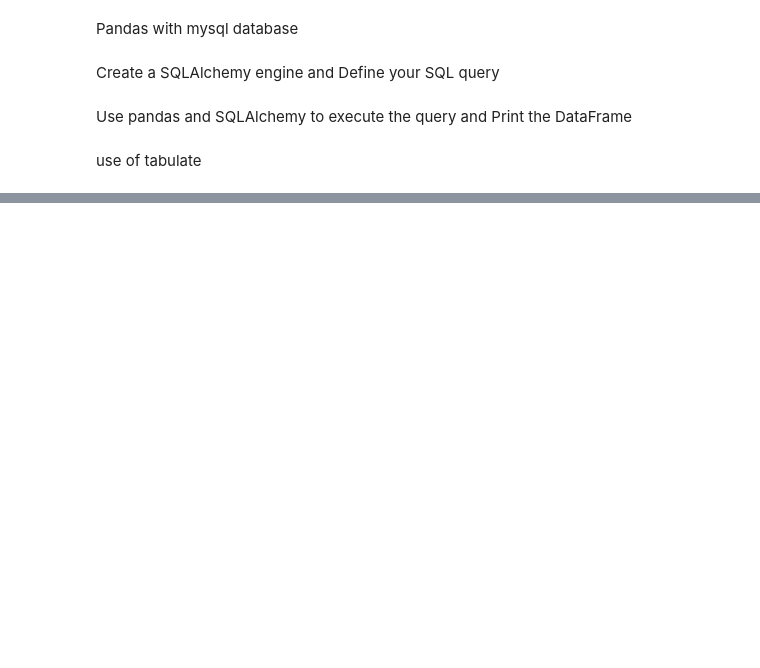
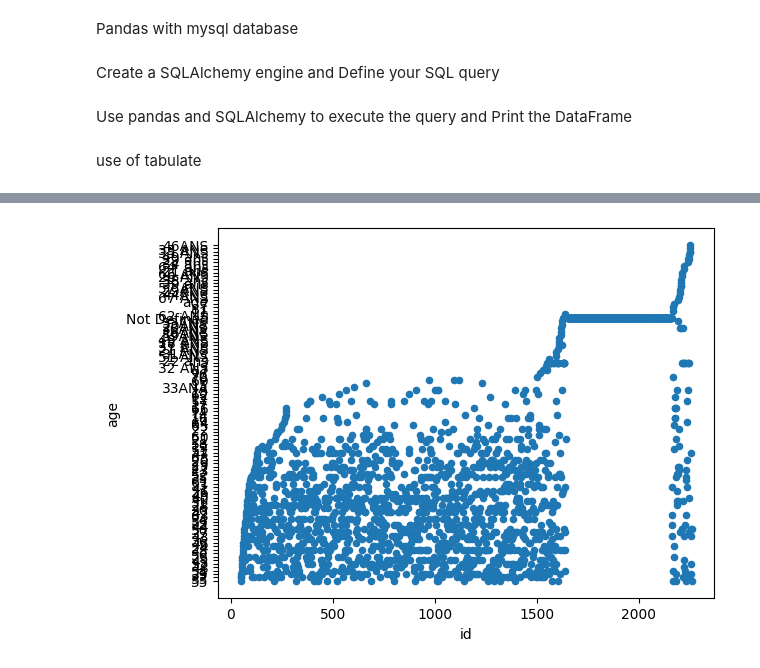
Before and after one commit to ahonongobi/Machine-Learning-training-gobi, a Jupyter notebook: sql-panda.ipynb, the cells around one changed output, grey strips where cells are left out. Saved outputs shown, nothing was run; the diff lists cells and outputs as text; code cells hidden in the pictures; blank space fills up the shorter version.

```diff
--- a/sql-panda.ipynb
+++ b/sql-panda.ipynb
@@ -29,6 +29,8 @@ data = df.head(10).values.tolist()
 
 df.replace("//", "Not Defined", inplace=True)
 # Format the table with color (plain, simple, grid, fancy_grid, pipe, orgtbl, rst, mediawiki, html, latex, latex_raw, latex_booktabs, tsv)
+df['Nom et prénom'] = df['nom'] + ' ' + df['prenom']
+
 table = tabulate(data, headers, tablefmt="fancy_grid")
 # Print the formatted table
 print(table)
@@ -52,0 +68,8 @@ print(table)
+# %%
+# Tracer des graphiques à l'aide de la bibliothèque Matplotlib
+import matplotlib.pyplot as plt
+
+df.plot(x='id', y='age', kind='scatter')
+plt.show()
+# %% [output]
+[figure, added]
```
Also changed, not shown: parts of 1 cell of this notebook, 22 other files.
